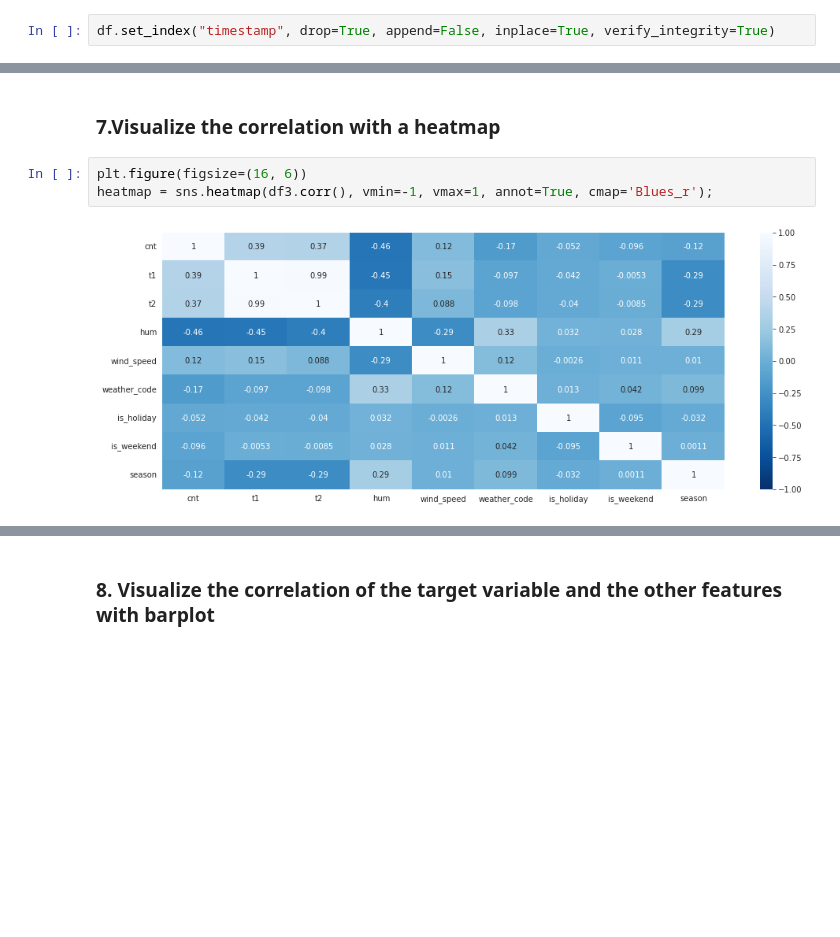
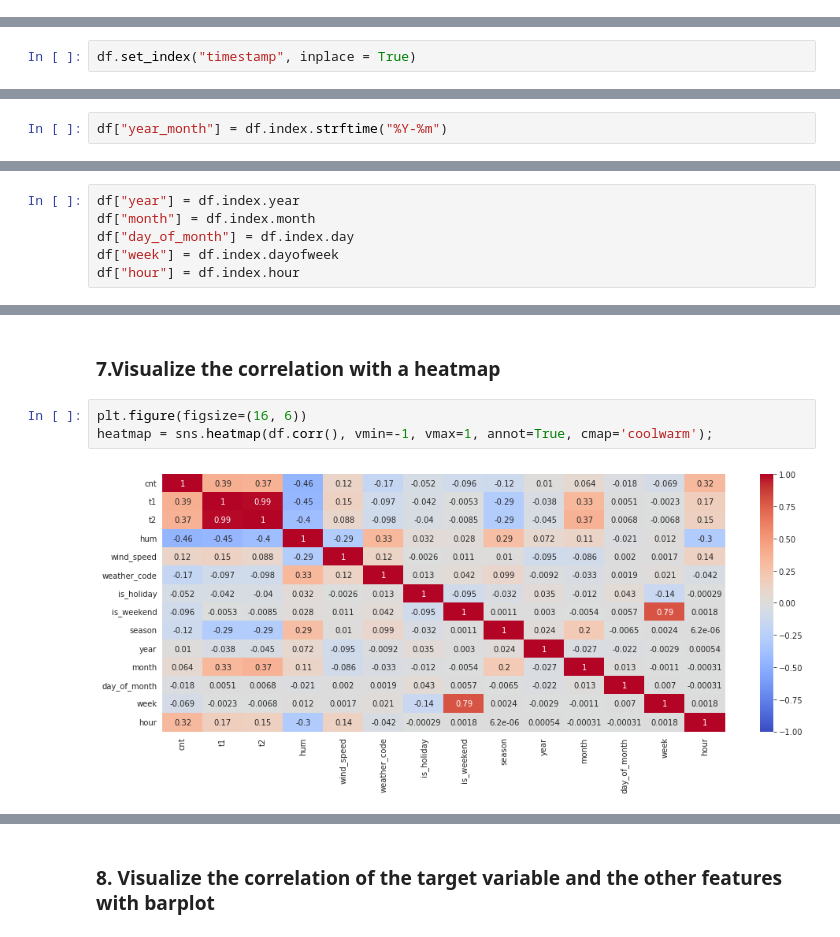
Before and after one commit to bugeki/workshops, a Jupyter notebook: DV_capstone_.ipynb, the cells around one changed output, grey strips where cells are left out. Saved outputs shown, nothing was run; the diff lists cells and outputs as text; blank space fills up the shorter version.

```diff
--- a/DV_capstone_.ipynb
+++ b/DV_capstone_.ipynb
@@ -122,5 +123,3 @@ sns.countplot(x="weather_code", data= df);
 ---
 
 `timestamp` in type, and set it as index.
-# %%
-df.set_index("timestamp", drop=True, append=False, inplace=True, verify_integrity=True)
@@ -163,0 +170,2 @@ df3.head()
+# %%
+df.set_index("timestamp", inplace = True)
@@ -163,0 +189,2 @@ df3.head()
+# %%
+df["year_month"] = df.index.strftime("%Y-%m")
@@ -164,3 +201,9 @@ df3.head()
+# %%
+df["year"] = df.index.year
+df["month"] = df.index.month
+df["day_of_month"] = df.index.day
+df["week"] = df.index.dayofweek
+df["hour"] = df.index.hour
 # %%
 df.head()
 # %% [output]
@@ -175,6 +218,6 @@ df.head()
 ### 7.Visualize the correlation with a heatmap
 # %%
 plt.figure(figsize=(16, 6))
-heatmap = sns.heatmap(df3.corr(), vmin=-1, vmax=1, annot=True, cmap='Blues_r');
+heatmap = sns.heatmap(df.corr(), vmin=-1, vmax=1, annot=True, cmap='coolwarm');
 # %% [output]
-[figure, old version]
+[figure, new version]
```
Also changed, not shown: parts of 46 cells of this notebook.
